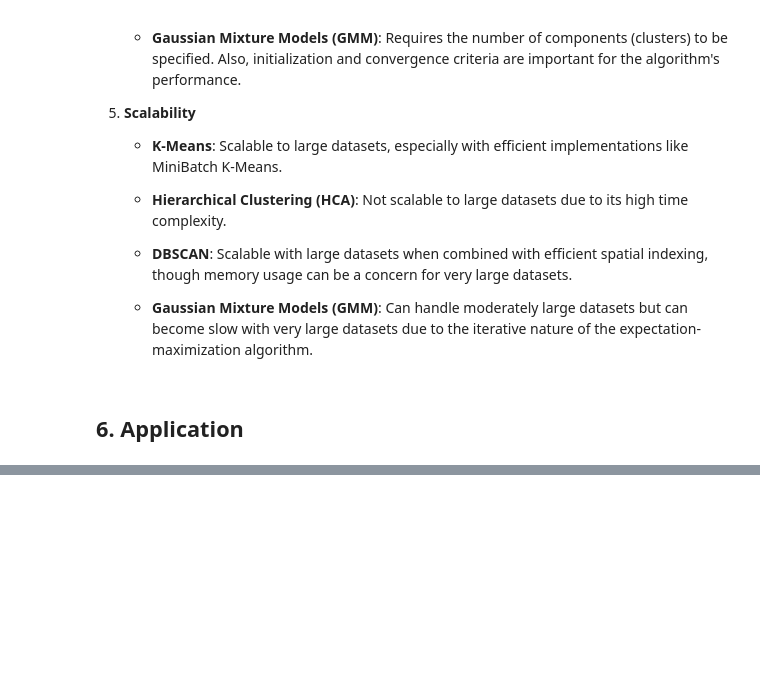
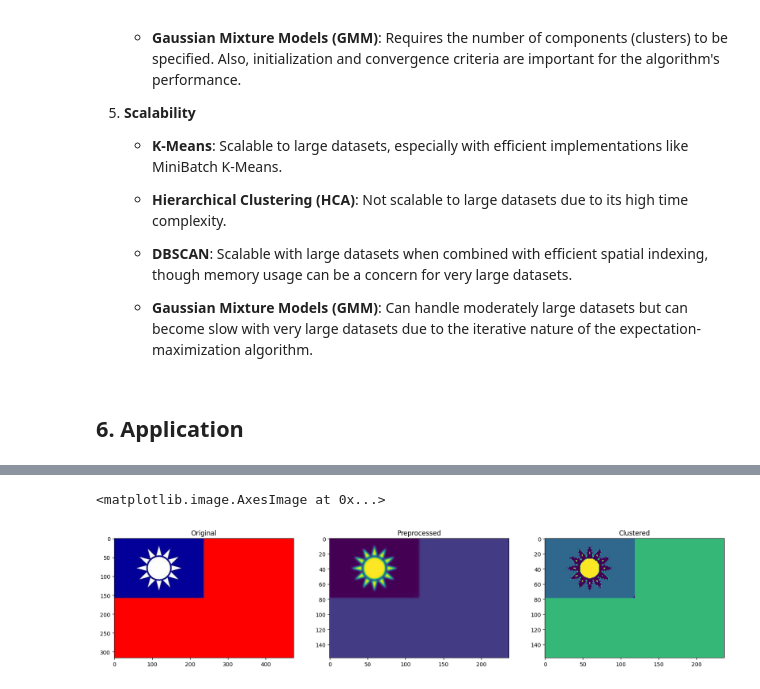
Before and after one commit to nicvlt/ml2-semester8, a Jupyter notebook: dbscan_course.ipynb, the cells around one changed output, grey strips where cells are left out. Drawn from its saved outputs; the diff is of its cells as text; code cells hidden in the pictures; blank space fills up the shorter version.

```diff
--- a/dbscan_course.ipynb
+++ b/dbscan_course.ipynb
@@ -198,0 +258,2 @@ Let's compare DBSCAN, K-Means, Hierarchical Clustering (HCA), and Gaussian Mixtu
+# %%
+X = preprocessed_img.reshape(-1, 1)
@@ -198,0 +266,24 @@ Let's compare DBSCAN, K-Means, Hierarchical Clustering (HCA), and Gaussian Mixtu
+# %%
+to_plot = np.zeros(preprocessed_img.shape)
+
+for i in range(preprocessed_img.shape[0]):
+    for j in range(preprocessed_img.shape[1]):
+        to_plot[i, j] = dbscan.labels_[
+            preprocessed_img.shape[1] * i + j]
+
+plt.figure(figsize=(20, 5))
+
+plt.subplot(1, 3, 1)
+plt.title("Original")
+plt.imshow(img)
+
+plt.subplot(1, 3, 2)
+plt.title("Preprocessed")
+plt.imshow(preprocessed_img)
+
+plt.subplot(1, 3, 3)
+plt.title("Clustered")
+plt.imshow(to_plot)
+# %% [output]
+<matplotlib.image.AxesImage at 0x...>
+[figure, added]
```
Also changed, not shown: parts of 10 cells of this notebook.
